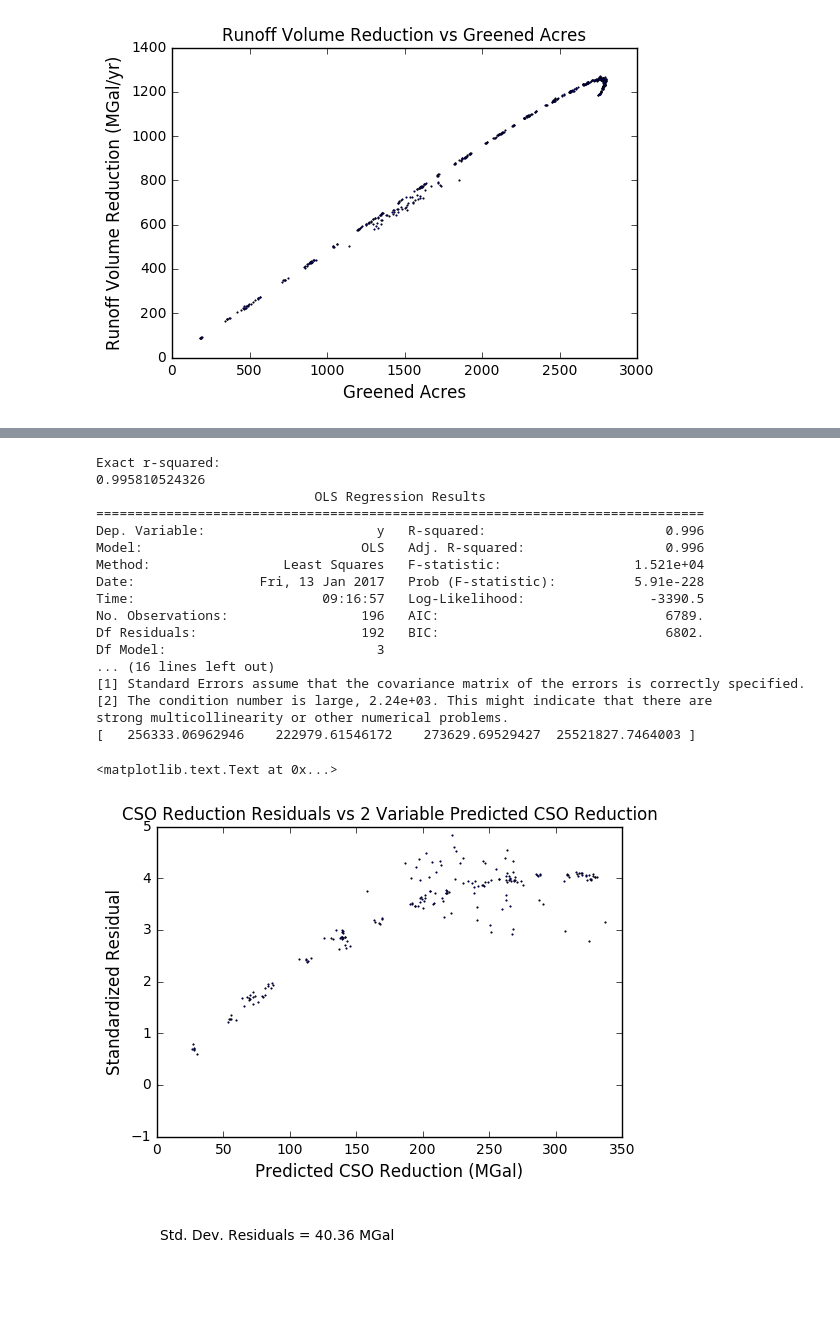
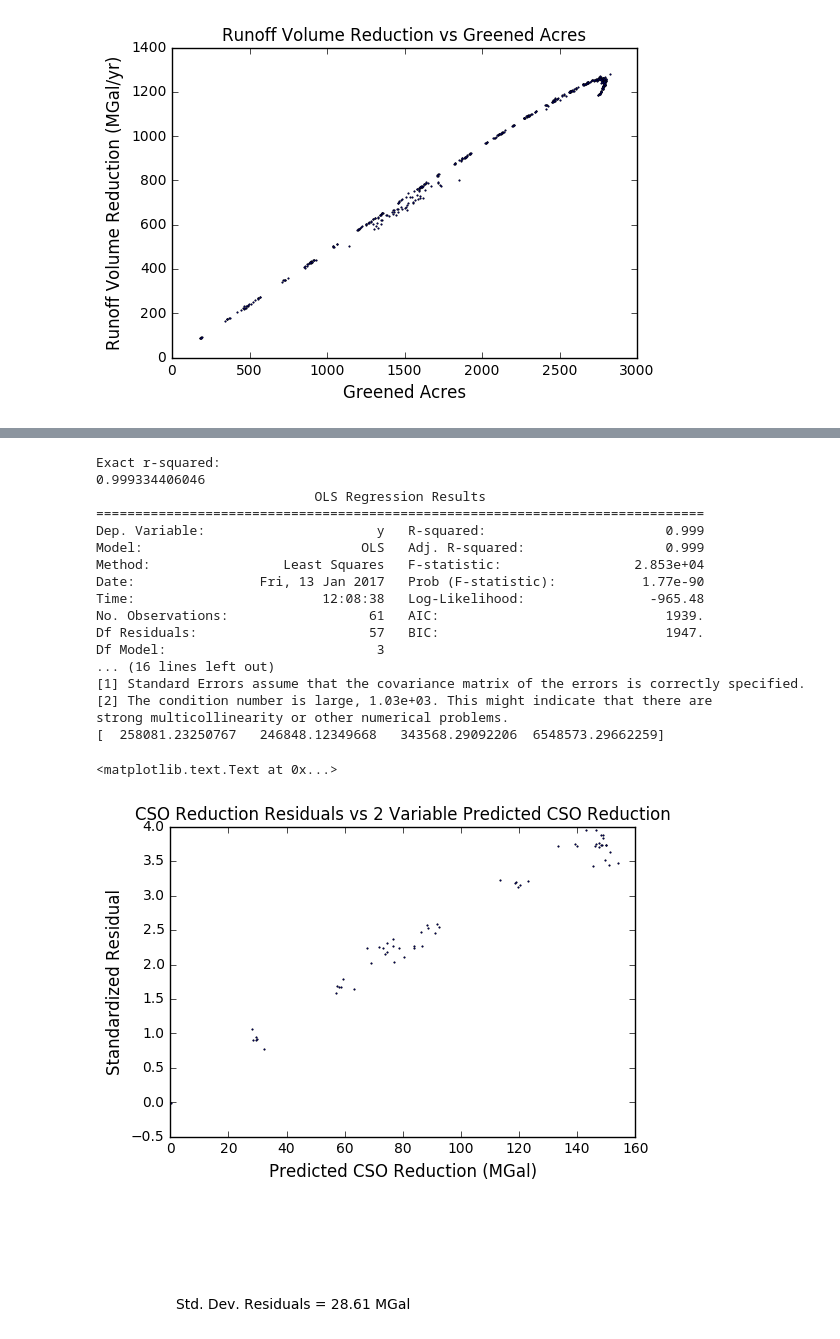
Before and after one commit to amcgarity/SWMMWise, a Jupyter notebook: multivariate_regression-AEM_RainBarrel_MorrisIT_WakefieldRG.ipynb, the cells around one changed output, grey strips where cells are left out. Cells and saved outputs as stored; diff of their text form; code cells hidden in the pictures; blank space fills up the shorter version.

```diff
--- a/multivariate_regression-AEM_RainBarrel_MorrisIT_WakefieldRG.ipynb
+++ b/multivariate_regression-AEM_RainBarrel_MorrisIT_WakefieldRG.ipynb
@@ -209,10 +209,11 @@ def reg_m(y, x):
     statistics = sm.OLS(y, X).fit()
     return statistics
 
+upperGreenedAcreLimit = 1000.0  # Upper limit on greened acres for the regresions below
 limitedGreenedAcres = []
 limitedCsoReduction = []
 for run in range(0,numberOfRuns):
-    if greenedAcres[run] <= 2000.0:
+    if greenedAcres[run] <= upperGreenedAcreLimit:
         limitedGreenedAcres.append(greenedAcres[run])
         limitedCsoReduction.append(csoReduction[run])
 
@@ -296,7 +297,7 @@ limitedLidTwoGreenedAcres = []
 limitedLidThreeGreenedAcres = []
 limitedCsoReduction = []
 for run in range(0,numberOfRuns):
-    if greenedAcres[run] <= 2000.0:
+    if greenedAcres[run] <= upperGreenedAcreLimit:
         #limitedGreenedAcres.append(greenedAcres[run])
         limitedCsoReduction.append(csoReduction[run])
         limitedLidOneGreenedAcres.append(lidGreenedAcres[0][run])
@@ -312,22 +313,22 @@ print csoReductionVsLIDGreenedAcresStats.summary()
 print csoReductionVsLIDGreenedAcresStats.params
 # %% [output]
 Exact r-squared:
-0.995810524326
+0.999334406046
                             OLS Regression Results
 ==============================================================================
-Dep. Variable:                      y   R-squared:                       0.996
-Model:                            OLS   Adj. R-squared:                  0.996
-Method:                 Least Squares   F-statistic:                 1.521e+04
-Date:                Fri, 13 Jan 2017   Prob (F-statistic):          5.91e-228
-Time:                        09:16:57   Log-Likelihood:                -3390.5
-No. Observations:                 196   AIC:                             6789.
-Df Residuals:                     192   BIC:                             6802.
+Dep. Variable:                      y   R-squared:                       0.999
+Model:                            OLS   Adj. R-squared:                  0.999
+Method:                 Least Squares   F-statistic:                 2.853e+04
+Date:                Fri, 13 Jan 2017   Prob (F-statistic):           1.77e-90
+Time:                        12:08:38   Log-Likelihood:                -965.48
+No. Observations:                  61   AIC:                             1939.
+Df Residuals:                      57   BIC:                             1947.
 Df Model:                           3
 ... (16 lines left out)
 [1] Standard Errors assume that the covariance matrix of the errors is correctly specified.
-[2] The condition number is large, 2.24e+03. This might indicate that there are
+[2] The condition number is large, 1.03e+03. This might indicate that there are
 strong multicollinearity or other numerical problems.
-[   256333.06962946    222979.61546172    273629.69529427  25521827.7464003 ]
+[  258081.23250767   246848.12349668   343568.29092206  6548573.29662259]
 # %%
 # Generate Residuals Plot for LIMITED GA CSO reductions for each run vs greened acres BY LID for each run
 # LIMIT runs to those with GA less than an upper limit to avoid upper nonlinear range
@@ -337,35 +338,35 @@ import matplotlib.pyplot as plt
 import numpy as np
 
 #print limitedGreenedAcres
 #xVals = limitedGreenedAcres
 betaZero = csoReductionVsLIDGreenedAcresStats.params[2]
 betaOne = csoReductionVsLIDGreenedAcresStats.params[0]
 betaTwo = csoReductionVsLIDGreenedAcresStats.params[1]
 yPredicted = []
 residuals = []
 for i in range(0,len(limitedCsoReduction)):
     yVal = betaZero + betaOne*limitedLidOneGreenedAcres[i] + betaTwo*limitedLidTwoGreenedAcres[i]
     resid = limitedCsoReduction[i] - yVal
     yPredicted.append(yVal)  # Gallons
     residuals.append(resid)  # Gallons
 #print yPredicted
 yPredictedMGal = [x/1e6 for x in yPredicted]
 stdDevResiduals = np.std(residuals, ddof=1) #ddof=1 for SAMPLE std. dev.
 stdDevResidualsMGal = stdDevResiduals/1e6
 standardizedResiduals = [x / stdDevResiduals for x in residuals]
 #print standardizedResiduals
 #print yPredictedMGal
 (fig, ax1) = plt.subplots()
-plt.title("CSO Reduction Residuals vs 2 Variable Predicted CSO Reduction")
+plt.title("CSO Reduction Residuals vs 3 Variable Predicted CSO Reduction")
 ax1.plot(yPredictedMGal,standardizedResiduals,'ko',color = 'b',markersize = 1)
 ax1.set_xlabel("Predicted CSO Reduction (MGal)",fontsize=12)
 #ax1.set_ylabel("Residual (MGal)",fontsize=12)
 ax1.set_ylabel("Standardized Residual",fontsize=12)
 stdDevText = "Std. Dev. Residuals = %0.2f MGal" % stdDevResidualsMGal
 ax1.text(2,-3,stdDevText)
 # %% [output]
 <matplotlib.text.Text at 0x...>
-[figure, old version]
+[figure, new version]
 # %%
 # Multivariable Regression for LIMITED GA runs for Annual CSO Volumes vs FILTERED subcatchments
 # LIMIT runs to those with GA less than an upper limit to avoid upper nonlinear range
```
Also changed, not shown: parts of 11 cells of this notebook, 1 other file.
